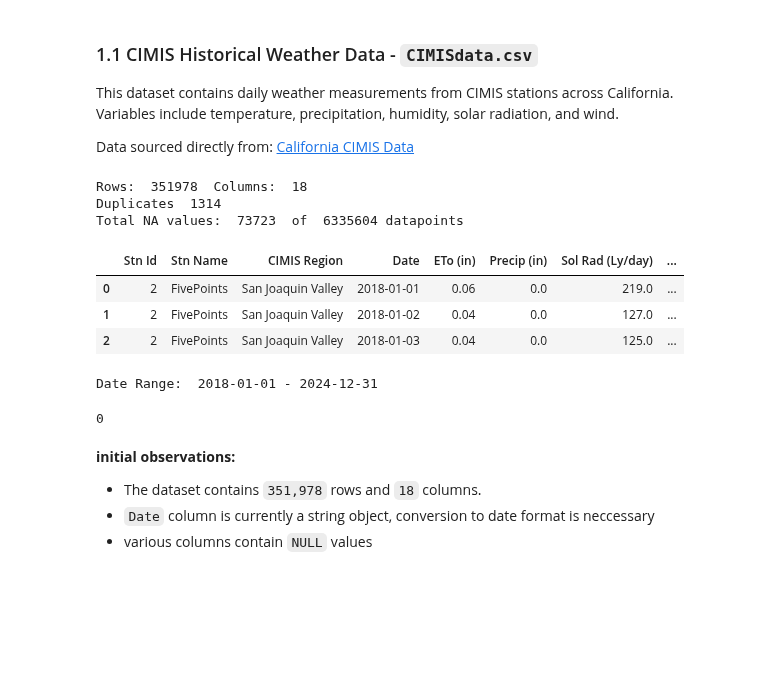
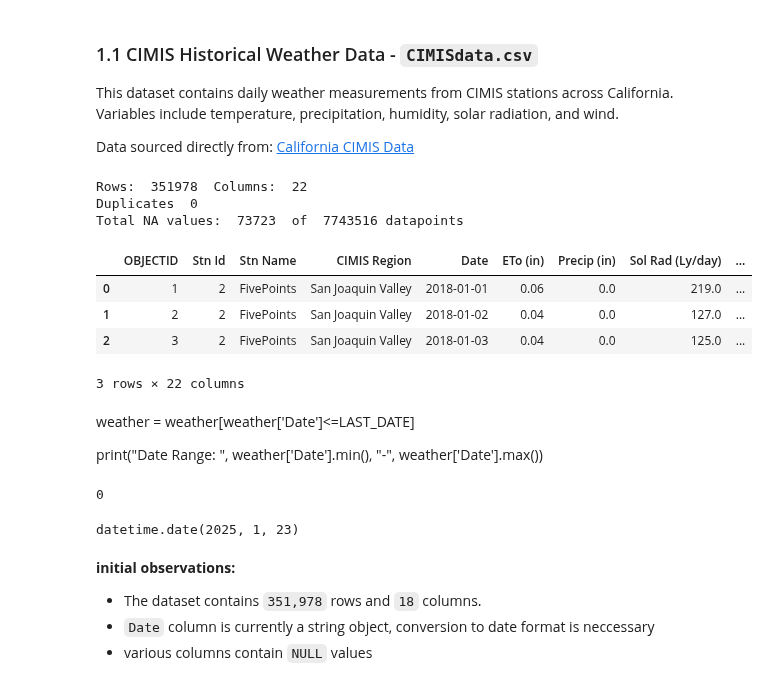
Before and after one commit to dustinlit/California-Wildfire-Ignition-ML-Modeling, a Jupyter notebook: Version2/02_Weather_Data_processing.ipynb, the cells around one changed output. Drawn from its saved outputs; the diff is of its cells as text; code cells hidden in the pictures; blank space fills up the shorter version.

```diff
--- a/Version2/02_Weather_Data_processing.ipynb
+++ b/Version2/02_Weather_Data_processing.ipynb
@@ -87,29 +87,32 @@ This dataset contains daily weather measurements from CIMIS stations across Cali
 Data sourced directly from:
 [California CIMIS Data](https://cimis.water.ca.gov/WSNReportCriteria.aspx)
 # %%
-weather = pd.read_csv("../data/raw/CIMISdata.csv")
+weather = pd.read_csv("../data/raw/C_data.csv")
 weather.loc[:, 'Date'] = pd.to_datetime(weather['Date'], format='mixed').dt.date
 basic_explore(weather)
 weather.head(3)
 # %% [output]
-Rows:  351978  Columns:  18
-Duplicates  1314
-Total NA values:  73723  of  6335604 datapoints
+Rows:  351978  Columns:  22
+Duplicates  0
+Total NA values:  73723  of  7743516 datapoints
-|  | Stn Id | Stn Name | CIMIS Region | Date | ETo (in) | Precip (in) | Sol Rad (Ly/day) | ... |
-| 0 | 2 | FivePoints | San Joaquin Valley | 2018-01-01 | 0.06 | 0.0 | 219.0 | ... |
-| 1 | 2 | FivePoints | San Joaquin Valley | 2018-01-02 | 0.04 | 0.0 | 127.0 | ... |
-| 2 | 2 | FivePoints | San Joaquin Valley | 2018-01-03 | 0.04 | 0.0 | 125.0 | ... |
+|  | OBJECTID | Stn Id | Stn Name | CIMIS Region | Date | ETo (in) | Precip (in) | Sol Rad (Ly/day) | ... |
+| 0 | 1 | 2 | FivePoints | San Joaquin Valley | 2018-01-01 | 0.06 | 0.0 | 219.0 | ... |
+| 1 | 2 | 2 | FivePoints | San Joaquin Valley | 2018-01-02 | 0.04 | 0.0 | 127.0 | ... |
+| 2 | 3 | 2 | FivePoints | San Joaquin Valley | 2018-01-03 | 0.04 | 0.0 | 125.0 | ... |
+3 rows × 22 columns
-# %%
-weather = weather[weather['Date']<=LAST_DATE]
-
-print("Date Range: ", weather['Date'].min(), "-", weather['Date'].max())
-# %% [output]
-Date Range:  2018-01-01 - 2024-12-31
+# %% [markdown]
+weather = weather[weather['Date']<=LAST_DATE]
+
+print("Date Range: ", weather['Date'].min(), "-", weather['Date'].max())
 # %%
 weather = weather.drop_duplicates()
 weather.duplicated().sum()
 # %% [output]
 0
+# %%
+weather['Date'].max()
+# %% [output]
+datetime.date(2025, 1, 23)
 # %% [markdown]
 **initial observations:**
 - The dataset contains `351,978` rows and `18` columns.
```
Also changed, not shown: parts of 96 cells of this notebook, 2 other files.
